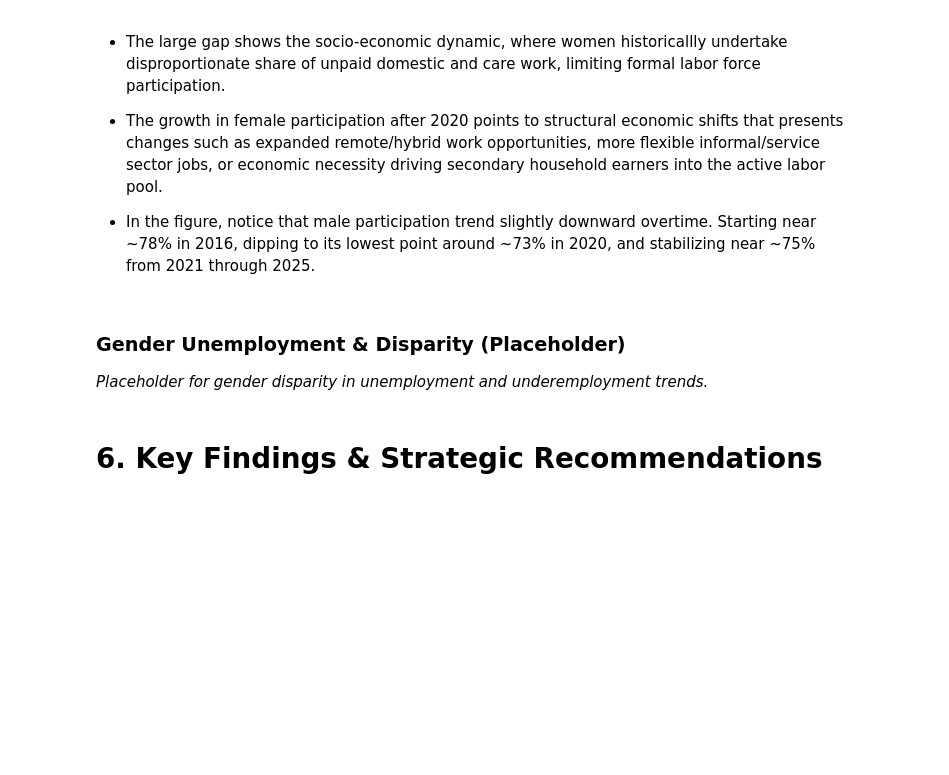
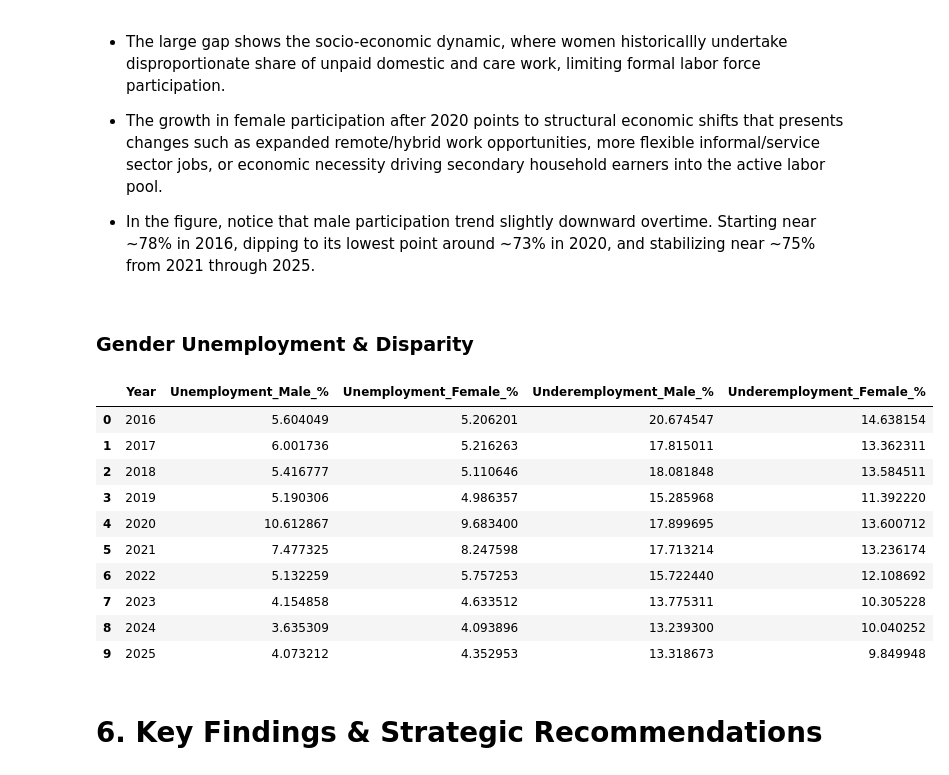
Before and after one commit to FrinceNacion/Philippine-Labor-2016-2025-Market-Analysis, a Jupyter notebook: notebook.ipynb, the cells around one changed output. Saved outputs shown, nothing was run; the diff lists cells and outputs as text; code cells hidden in the pictures; blank space fills up the shorter version.

Commit message:
Update: added unemployment and underemployment rates by gender in section 5

```diff
--- a/notebook.ipynb
+++ b/notebook.ipynb
@@ -290,8 +290,29 @@ plt.show()
 
 - In the figure, notice that male participation trend slightly downward overtime. Starting near ~78% in 2016, dipping to its lowest point around ~73% in 2020, and stabilizing near ~75% from 2021 through 2025.
 # %% [markdown]
-### Gender Unemployment & Disparity (Placeholder)
-*Placeholder for gender disparity in unemployment and underemployment trends.*
+### Gender Unemployment & Disparity
+# %%
+# Unemployment Rate for each gender
+labor_market['Unemployment_Male_%'] = (labor_market['Unemployed Persons Male'] / labor_market['Persons in the Labor Force Male']) * 100
+labor_market['Unemployment_Female_%'] = (labor_market['Unemployed Persons Female'] / labor_market['Persons in the Labor Force Female']) * 100
+
+# Underemployment Rate for each gender
+labor_market['Underemployment_Male_%'] = (labor_market['Underemployed Persons Male'] / labor_market['Employed Persons Male']) * 100
+labor_market['Underemployment_Female_%'] = (labor_market['Underemployed Persons Female'] / labor_market['Employed Persons Female']) * 100
+
+display(labor_market[['Year', 'Unemployment_Male_%', 'Unemployment_Female_%', 'Underemployment_Male_%', 'Underemployment_Female_%']])
+# %% [output]
+|  | Year | Unemployment_Male_% | Unemployment_Female_% | Underemployment_Male_% | Underemployment_Female_% |
+| 0 | 2016 | 5.604049 | 5.206201 | 20.674547 | 14.638154 |
+| 1 | 2017 | 6.001736 | 5.216263 | 17.815011 | 13.362311 |
+| 2 | 2018 | 5.416777 | 5.110646 | 18.081848 | 13.584511 |
+| 3 | 2019 | 5.190306 | 4.986357 | 15.285968 | 11.392220 |
+| 4 | 2020 | 10.612867 | 9.683400 | 17.899695 | 13.600712 |
+| 5 | 2021 | 7.477325 | 8.247598 | 17.713214 | 13.236174 |
+| 6 | 2022 | 5.132259 | 5.757253 | 15.722440 | 12.108692 |
+| 7 | 2023 | 4.154858 | 4.633512 | 13.775311 | 10.305228 |
+| 8 | 2024 | 3.635309 | 4.093896 | 13.239300 | 10.040252 |
+| 9 | 2025 | 4.073212 | 4.352953 | 13.318673 | 9.849948 |
 # %% [markdown]
 # 6. Key Findings & Strategic Recommendations
 # %% [markdown]
```
